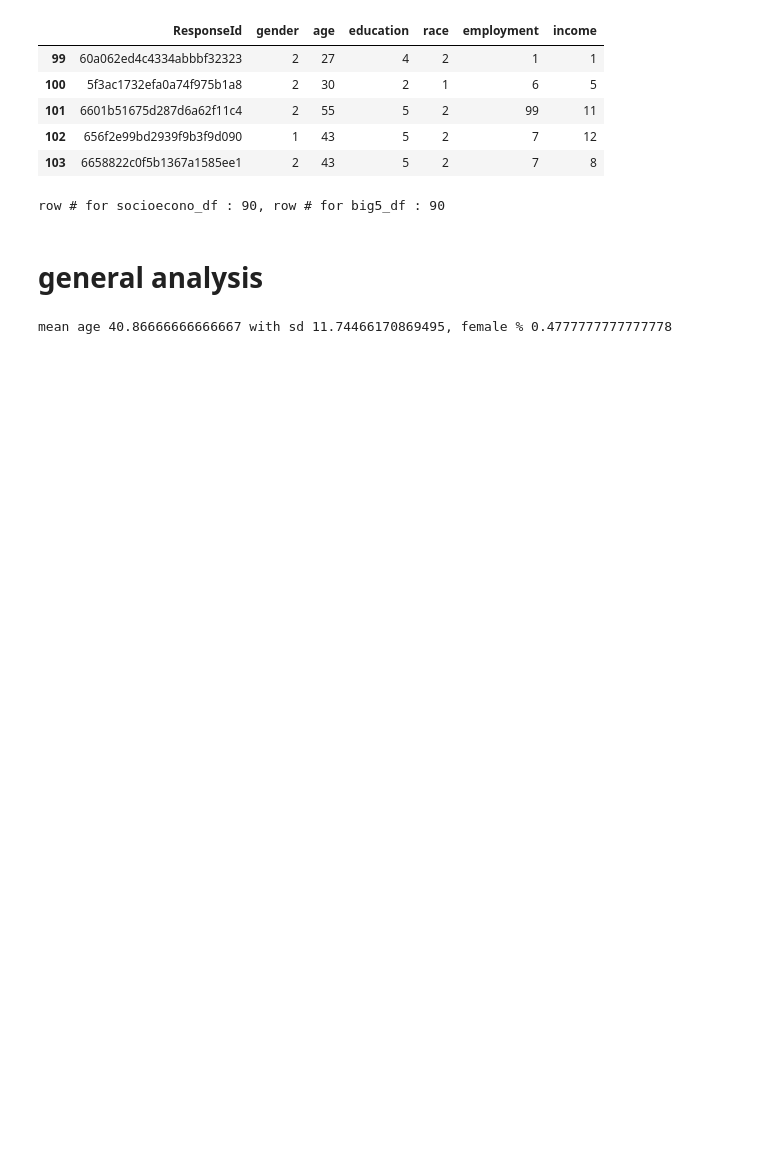
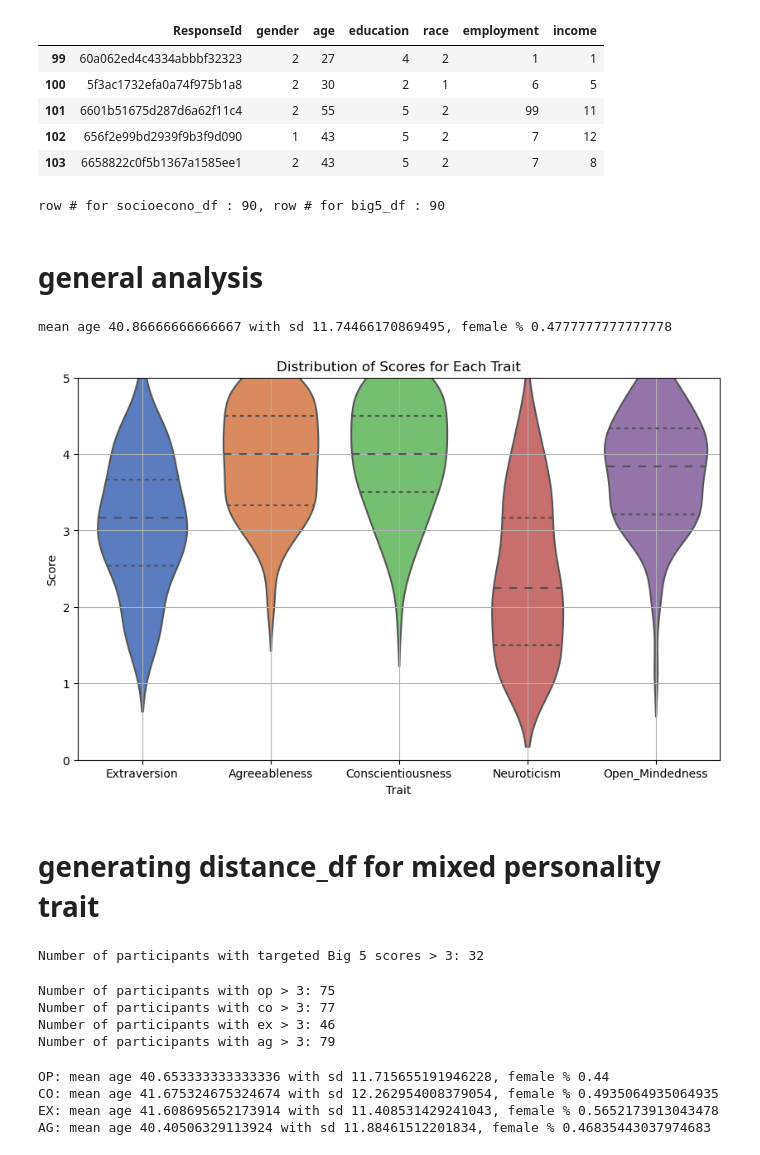
Before and after one commit to suharar/master_thesis, a Jupyter notebook: study3/notebooks/00_result_analysis/study_3_result_analysis.ipynb, the cells around one changed output. Saved outputs shown, nothing was run; the diff lists cells and outputs as text; code cells hidden in the pictures; blank space fills up the shorter version.

```diff
--- a/study3/notebooks/00_result_analysis/study_3_result_analysis.ipynb
+++ b/study3/notebooks/00_result_analysis/study_3_result_analysis.ipynb
@@ -108,3 +108,82 @@ row # for socioecono_df : 90, row # for big5_df : 90
 print(f"mean age {socioecono_df['age'].mean()} with sd {socioecono_df['age'].std()}, female % {socioecono_df[socioecono_df['gender']==1]['gender'].sum()/socioecono_df.shape[0]}")
 # %% [output]
 mean age 40.86666666666667 with sd 11.74466170869495, female % 0.4777777777777778
+# %%
+# Melt the DataFrame
+big5_df_num = big5_df.iloc[:,1:]
+big5_df_melted = big5_df_num.melt(var_name='Trait', value_name='Score')
+
+# Create a violin plot
+plt.figure(figsize=(10, 6))
+sns.violinplot(x='Trait', y='Score', data=big5_df_melted, inner='quartile', palette='muted')
+plt.title('Distribution of Scores for Each Trait')
+plt.ylim(0, 5)
+plt.xlabel('Trait')
+plt.ylabel('Score')
+plt.grid(True)
+
+# Show the plot
+plt.show()
+# %% [output]
+[figure, added]
+# %% [markdown]
+# generating distance_df for mixed personality trait
+# %%
+# Extract rows where all Big 5 scores are greater than 3
+big5_df_high_scorers = big5_df[
+                               (big5_df['Extraversion'] > 3) &
+                               (big5_df['Agreeableness'] > 3) &
+                               (big5_df['Conscientiousness'] > 3) &
+                               (big5_df['Open_Mindedness'] > 3)
+]
+
+# Display the result
+print(f"Number of participants with targeted Big 5 scores > 3: {len(big5_df_high_scorers)}")
+#print(big5_df_high_scorers)
+# %% [output]
+Number of participants with targeted Big 5 scores > 3: 32
+# %%
+# Extract rows where all Big 5 scores are greater than 3
+big5_df_ex_high_scorers = big5_df[big5_df['Extraversion'] > 3]['ResponseId'].tolist()
+big5_df_ag_high_scorers = big5_df[big5_df['Agreeableness'] > 3]['ResponseId'].tolist()
+big5_df_co_high_scorers = big5_df[big5_df['Conscientiousness'] > 3]['ResponseId'].tolist()
+big5_df_op_high_scorers = big5_df[big5_df['Open_Mindedness'] > 3]['ResponseId'].tolist()
+
+# Display the result
+print(f"Number of participants with op > 3: {len(big5_df_op_high_scorers)}")
+print(f"Number of participants with co > 3: {len(big5_df_co_high_scorers)}")
+print(f"Number of participants with ex > 3: {len(big5_df_ex_high_scorers)}")
+print(f"Number of participants with ag > 3: {len(big5_df_ag_high_scorers)}")
+
+big5_dfs_dict = {}
+big5_dfs_dict['op'] = big5_df[big5_df['ResponseId'].isin(big5_df_op_high_scorers)]
+big5_dfs_dict['co'] = big5_df[big5_df['ResponseId'].isin(big5_df_co_high_scorers)]
+big5_dfs_dict['ex'] = big5_df[big5_df['ResponseId'].isin(big5_df_ex_high_scorers)]
+big5_dfs_dict['ag'] = big5_df[big5_df['ResponseId'].isin(big5_df_ag_high_scorers)]
+# %% [output]
+Number of participants with op > 3: 75
+Number of participants with co > 3: 77
+Number of participants with ex > 3: 46
+Number of participants with ag > 3: 79
+# %%
+socioecono_df_high_op = socioecono_df[socioecono_df['ResponseId'].isin(big5_df_op_high_scorers)]
+socioecono_df_high_co = socioecono_df[socioecono_df['ResponseId'].isin(big5_df_co_high_scorers)]
+socioecono_df_high_ex = socioecono_df[socioecono_df['ResponseId'].isin(big5_df_ex_high_scorers)]
+socioecono_df_high_ag = socioecono_df[socioecono_df['ResponseId'].isin(big5_df_ag_high_scorers)]
+
+
+print(f"OP: mean age {socioecono_df_high_op['age'].mean()} with sd {socioecono_df_high_op['age'].std()}, female % {socioecono_df_high_op[socioecono_df_high_op['gender']==1]['gender'].sum()/socioecono_df_high_op.shape[0]}")
+print(f"CO: mean age {socioecono_df_high_co['age'].mean()} with sd {socioecono_df_high_co['age'].std()}, female % {socioecono_df_high_co[socioecono_df_high_co['gender']==1]['gender'].sum()/socioecono_df_high_co.shape[0]}")
+print(f"EX: mean age {socioecono_df_high_ex['age'].mean()} with sd {socioecono_df_high_ex['age'].std()}, female % {socioecono_df_high_ex[socioecono_df_high_ex['gender']==1]['gender'].sum()/socioecono_df_high_ex.shape[0]}")
+print(f"AG: mean age {socioecono_df_high_ag['age'].mean()} with sd {socioecono_df_high_ag['age'].std()}, female % {socioecono_df_high_ag[socioecono_df_high_ag['gender']==1]['gender'].sum()/socioecono_df_high_ag.shape[0]}")
+
+socioecono_dfs_dict = {}
+socioecono_dfs_dict['op'] = socioecono_df_high_op
+socioecono_dfs_dict['co'] = socioecono_df_high_co
+socioecono_dfs_dict['ex'] = socioecono_df_high_ex
+socioecono_dfs_dict['ag'] = socioecono_df_high_ag
+# %% [output]
+OP: mean age 40.653333333333336 with sd 11.715655191946228, female % 0.44
+CO: mean age 41.675324675324674 with sd 12.262954008379054, female % 0.4935064935064935
+EX: mean age 41.608695652173914 with sd 11.408531429241043, female % 0.5652173913043478
+AG: mean age 40.40506329113924 with sd 11.88461512201834, female % 0.46835443037974683
```
Also changed, not shown: parts of 5 cells of this notebook, 8 other files.
